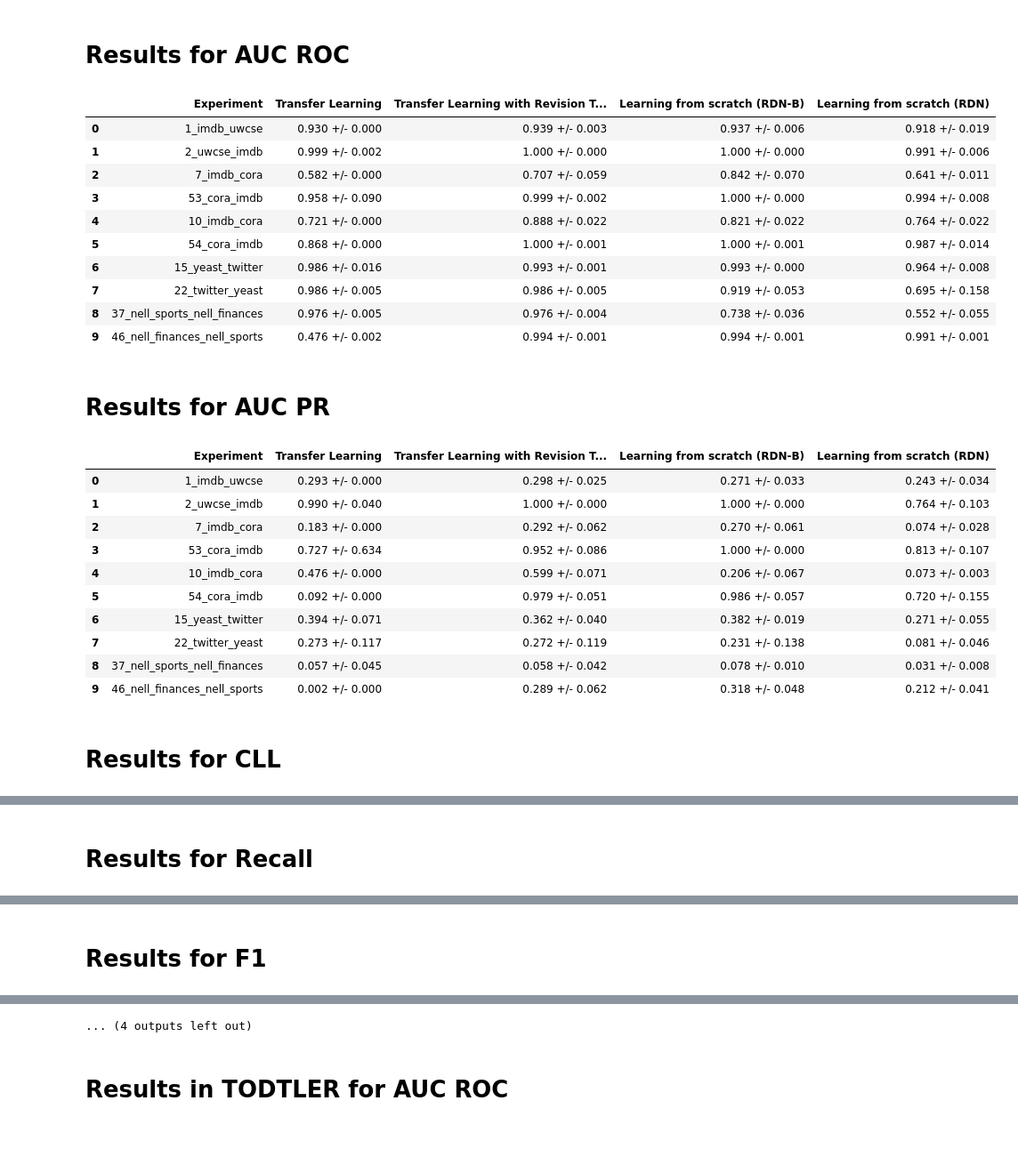
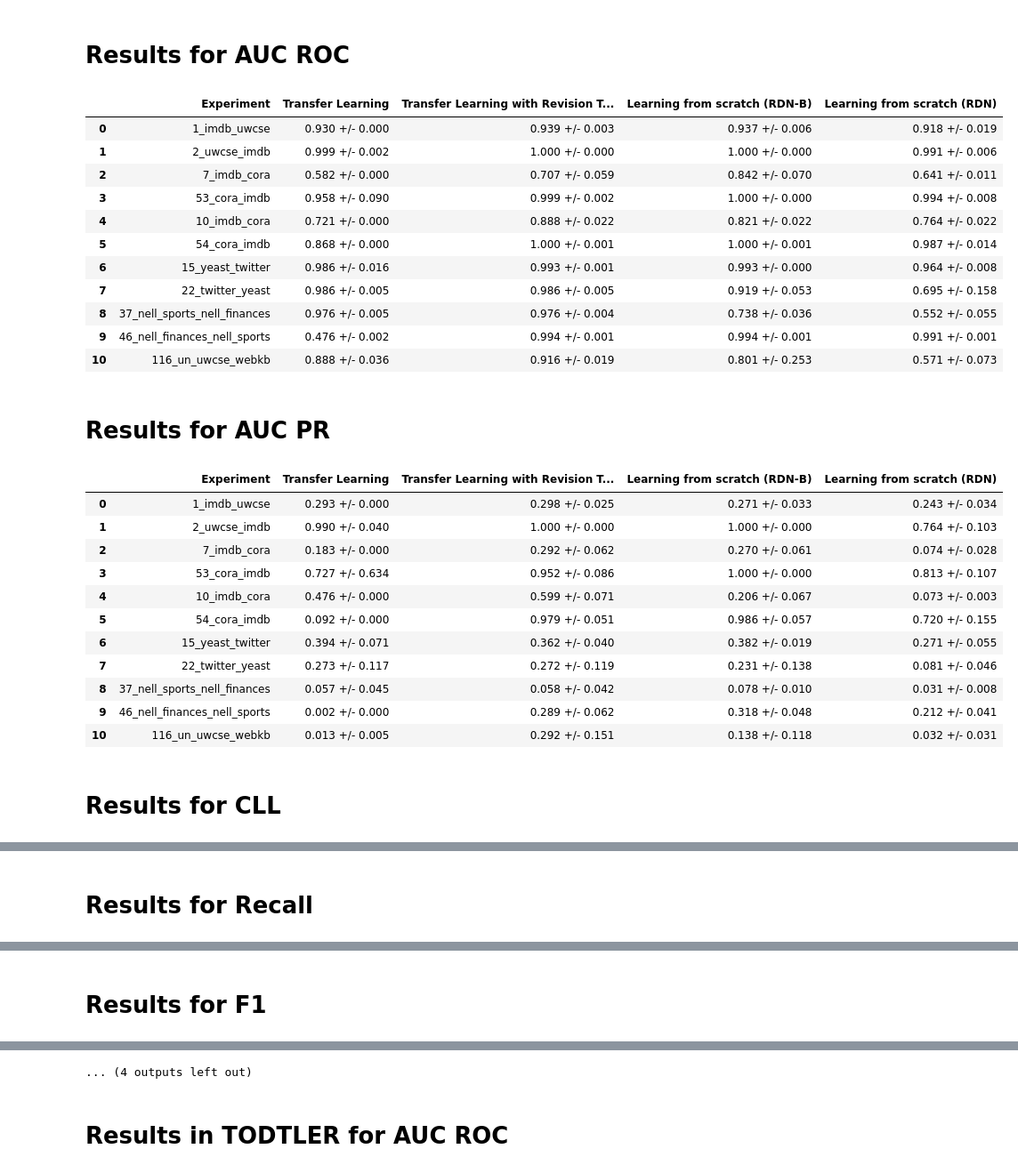
Before and after one commit to rodrigoazs/tpre_experiments, a Jupyter notebook: FINAL/transfer_experiment/results_transfer_ttest.ipynb, the cells around one changed output, grey strips where cells are left out. Shown at 89% size. Cells and saved outputs as stored; diff of their text form; code cells hidden in the pictures; blank space fills up the shorter version.

```diff
--- a/FINAL/transfer_experiment/results_transfer_ttest.ipynb
+++ b/FINAL/transfer_experiment/results_transfer_ttest.ipynb
@@ -20,6 +20,16 @@ def load_data(experiments):
                 results = json.load(fp)
                 data['results'][experiment_title] = results
     return data
+
+def load_data_mln(experiments):
+    data = { 'results' : {} }
+    for item in experiments:
+        experiment_title = item['id'] + '_' + item['source'] + '_' + item['target']
+        if os.path.isfile('../transfer_mln_boost/experiments/' + experiment_title + '/' + experiment_title + '.json'):
+            with open('../transfer_mln_boost/experiments/' + experiment_title + '/' + experiment_title + '.json', 'r') as fp:
+                results = json.load(fp)
+                data['results'][experiment_title] = results
+    return data
 # %%
 experiments = [
             {'id': '1', 'source':'imdb', 'target':'uwcse', 'predicate':'workedunder', 'to_predicate':'advisedby'},
@@ -74,9 +84,11 @@ experiments = [
             {'id': '48', 'source':'twitter', 'target':'facebook', 'predicate':'follows', 'to_predicate':'edge'},
             {'id': '49', 'source':'imdb', 'target':'facebook', 'predicate':'workedunder', 'to_predicate':'edge'},
             {'id': '50', 'source':'uwcse', 'target':'facebook', 'predicate':'advisedby', 'to_predicate':'edge'},
+            {'id': '116_un', 'source':'uwcse', 'target':'webkb', 'predicate':'advisedby', 'to_predicate':'departmentof'},
 ]
 
 data = load_data(experiments)
+data_mln = load_data_mln(experiments)
 
 for metric in ['AUC ROC', 'AUC PR', 'CLL', 'Recall', 'F1', 'Precision', 'Learning and Revision time', 'Inference time']:
     display(Markdown('# Results for ' + metric))
@@ -102,33 +114,34 @@ for metric in ['AUC ROC', 'AUC PR', 'CLL', 'Recall', 'F1', 'Precision', 'Learnin
             elif metric == 'Inference time':
                 scratch = np.array([(np.array([item['rdn_b']['Inference time'] for item in sublist])).mean() for sublist in data['results'][str(dataset)]])
                 scratch_rdn = np.array([(np.array([item['rdn']['Inference time'] for item in sublist])).mean() for sublist in data['results'][str(dataset)]])
                 parameter = np.array([(np.array([item['transfer']['parameter']['Inference time'] for item in sublist])).mean() for sublist in data['results'][str(dataset)]])
                 transfer = np.array([(np.array([item['transfer']['Inference time'] for item in sublist])).mean() for sublist in data['results'][str(dataset)]])
             else:
                 scratch = np.array([(np.array([item['rdn_b'][metric] for item in sublist])).mean() for sublist in data['results'][str(dataset)]])
                 scratch_rdn = np.array([(np.array([item['rdn'][metric] for item in sublist])).mean() for sublist in data['results'][str(dataset)]])
                 parameter = np.array([(np.array([item['transfer']['parameter'][metric] for item in sublist])).mean() for sublist in data['results'][str(dataset)]])
                 transfer = np.array([(np.array([item['transfer'][metric] for item in sublist])).mean() for sublist in data['results'][str(dataset)]])
             table.append([dataset, '%.3f +/- %.3f' % (parameter.mean(), 2 * parameter.std()),
             '%.3f +/- %.3f' % (transfer.mean(), 2 * transfer.std()),
             '%.3f +/- %.3f' % (scratch.mean(), 2 * scratch.std()),
             '%.3f +/- %.3f' % (scratch_rdn.mean(), 2 * scratch_rdn.std())])
                           #])
     display(pd.DataFrame(table, columns=['Experiment', 'Transfer Learning', 'Transfer Learning with Revision Theory', 'Learning from scratch (RDN-B)', 'Learning from scratch (RDN)']))
     #display(pd.DataFrame(table, columns=['Experiment', 'Transfer Learning', 'Transfer Learning with Revision Theory']))
 # %% [output]
 # Results for AUC ROC
 |  | Experiment | Transfer Learning | Transfer Learning with Revision T... | Learning from scratch (RDN-B) | Learning from scratch (RDN) |
 | 0 | 1_imdb_uwcse | 0.930 +/- 0.000 | 0.939 +/- 0.003 | 0.937 +/- 0.006 | 0.918 +/- 0.019 |
 | 1 | 2_uwcse_imdb | 0.999 +/- 0.002 | 1.000 +/- 0.000 | 1.000 +/- 0.000 | 0.991 +/- 0.006 |
 | 2 | 7_imdb_cora | 0.582 +/- 0.000 | 0.707 +/- 0.059 | 0.842 +/- 0.070 | 0.641 +/- 0.011 |
 | 3 | 53_cora_imdb | 0.958 +/- 0.090 | 0.999 +/- 0.002 | 1.000 +/- 0.000 | 0.994 +/- 0.008 |
 | 4 | 10_imdb_cora | 0.721 +/- 0.000 | 0.888 +/- 0.022 | 0.821 +/- 0.022 | 0.764 +/- 0.022 |
 | 5 | 54_cora_imdb | 0.868 +/- 0.000 | 1.000 +/- 0.001 | 1.000 +/- 0.001 | 0.987 +/- 0.014 |
 | 6 | 15_yeast_twitter | 0.986 +/- 0.016 | 0.993 +/- 0.001 | 0.993 +/- 0.000 | 0.964 +/- 0.008 |
 | 7 | 22_twitter_yeast | 0.986 +/- 0.005 | 0.986 +/- 0.005 | 0.919 +/- 0.053 | 0.695 +/- 0.158 |
 | 8 | 37_nell_sports_nell_finances | 0.976 +/- 0.005 | 0.976 +/- 0.004 | 0.738 +/- 0.036 | 0.552 +/- 0.055 |
 | 9 | 46_nell_finances_nell_sports | 0.476 +/- 0.002 | 0.994 +/- 0.001 | 0.994 +/- 0.001 | 0.991 +/- 0.001 |
+| 10 | 116_un_uwcse_webkb | 0.888 +/- 0.036 | 0.916 +/- 0.019 | 0.801 +/- 0.253 | 0.571 +/- 0.073 |
 # Results for AUC PR
 |  | Experiment | Transfer Learning | Transfer Learning with Revision T... | Learning from scratch (RDN-B) | Learning from scratch (RDN) |
 | 0 | 1_imdb_uwcse | 0.293 +/- 0.000 | 0.298 +/- 0.025 | 0.271 +/- 0.033 | 0.243 +/- 0.034 |
@@ -141,6 +154,7 @@ for metric in ['AUC ROC', 'AUC PR', 'CLL', 'Recall', 'F1', 'Precision', 'Learnin
 | 7 | 22_twitter_yeast | 0.273 +/- 0.117 | 0.272 +/- 0.119 | 0.231 +/- 0.138 | 0.081 +/- 0.046 |
 | 8 | 37_nell_sports_nell_finances | 0.057 +/- 0.045 | 0.058 +/- 0.042 | 0.078 +/- 0.010 | 0.031 +/- 0.008 |
 | 9 | 46_nell_finances_nell_sports | 0.002 +/- 0.000 | 0.289 +/- 0.062 | 0.318 +/- 0.048 | 0.212 +/- 0.041 |
+| 10 | 116_un_uwcse_webkb | 0.013 +/- 0.005 | 0.292 +/- 0.151 | 0.138 +/- 0.118 | 0.032 +/- 0.031 |
 # Results for CLL
 |  | Experiment | Transfer Learning | Transfer Learning with Revision T... | Learning from scratch (RDN-B) | Learning from scratch (RDN) |
 | 0 | 1_imdb_uwcse | -0.262 +/- 0.017 | -0.241 +/- 0.010 | -0.257 +/- 0.015 | -0.195 +/- 0.003 |
```
Also changed, not shown: parts of 3 cells of this notebook, 1 other file.
